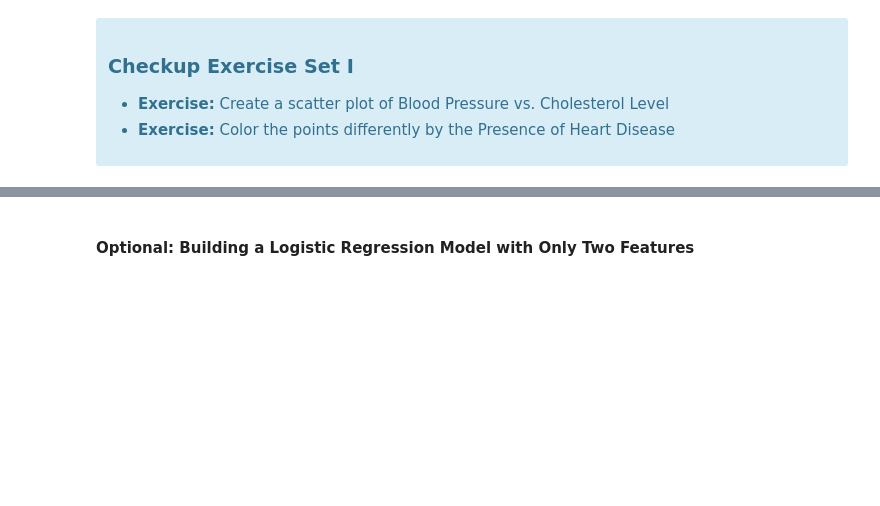
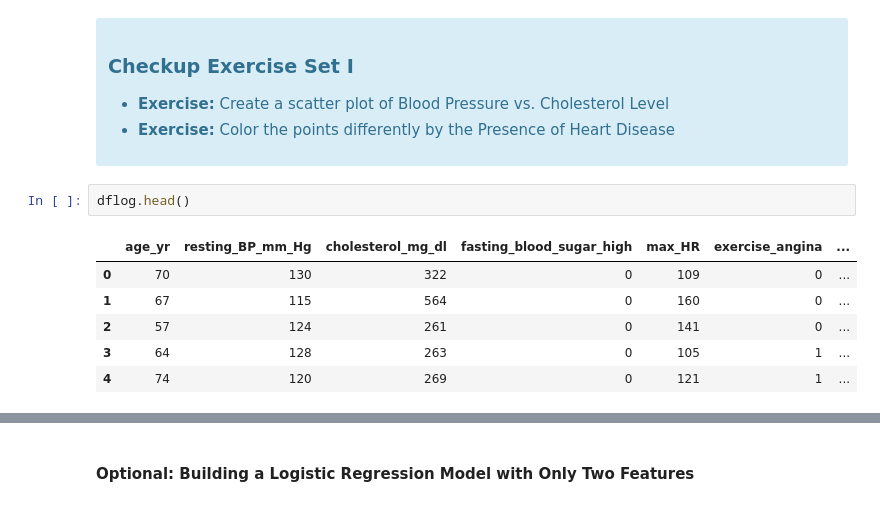
Before and after one commit to Noob1701/Springboard, a Jupyter notebook: Logistic Regression Advanced Case Study.ipynb, the cells around one changed output, grey strips where cells are left out. Saved outputs shown, nothing was run; the diff lists cells and outputs as text; blank space fills up the shorter version.

```diff
--- a/Logistic Regression Advanced Case Study.ipynb
+++ b/Logistic Regression Advanced Case Study.ipynb
@@ -522,3 +524,12 @@ Finally, the concepts discussed above can be easily generalized to ICPs with a n
   <li> <b>Exercise:</b> Color the points differently by the Presence of Heart Disease
 </ul>
 </div>
+# %%
+dflog.head()
+# %% [output]
+|  | age_yr | resting_BP_mm_Hg | cholesterol_mg_dl | fasting_blood_sugar_high | max_HR | exercise_angina | ... |
+| 0 | 70 | 130 | 322 | 0 | 109 | 0 | ... |
+| 1 | 67 | 115 | 564 | 0 | 160 | 0 | ... |
+| 2 | 57 | 124 | 261 | 0 | 141 | 0 | ... |
+| 3 | 64 | 128 | 263 | 0 | 105 | 1 | ... |
+| 4 | 74 | 120 | 269 | 0 | 121 | 1 | ... |
```
Also changed, not shown: parts of 15 cells of this notebook.
